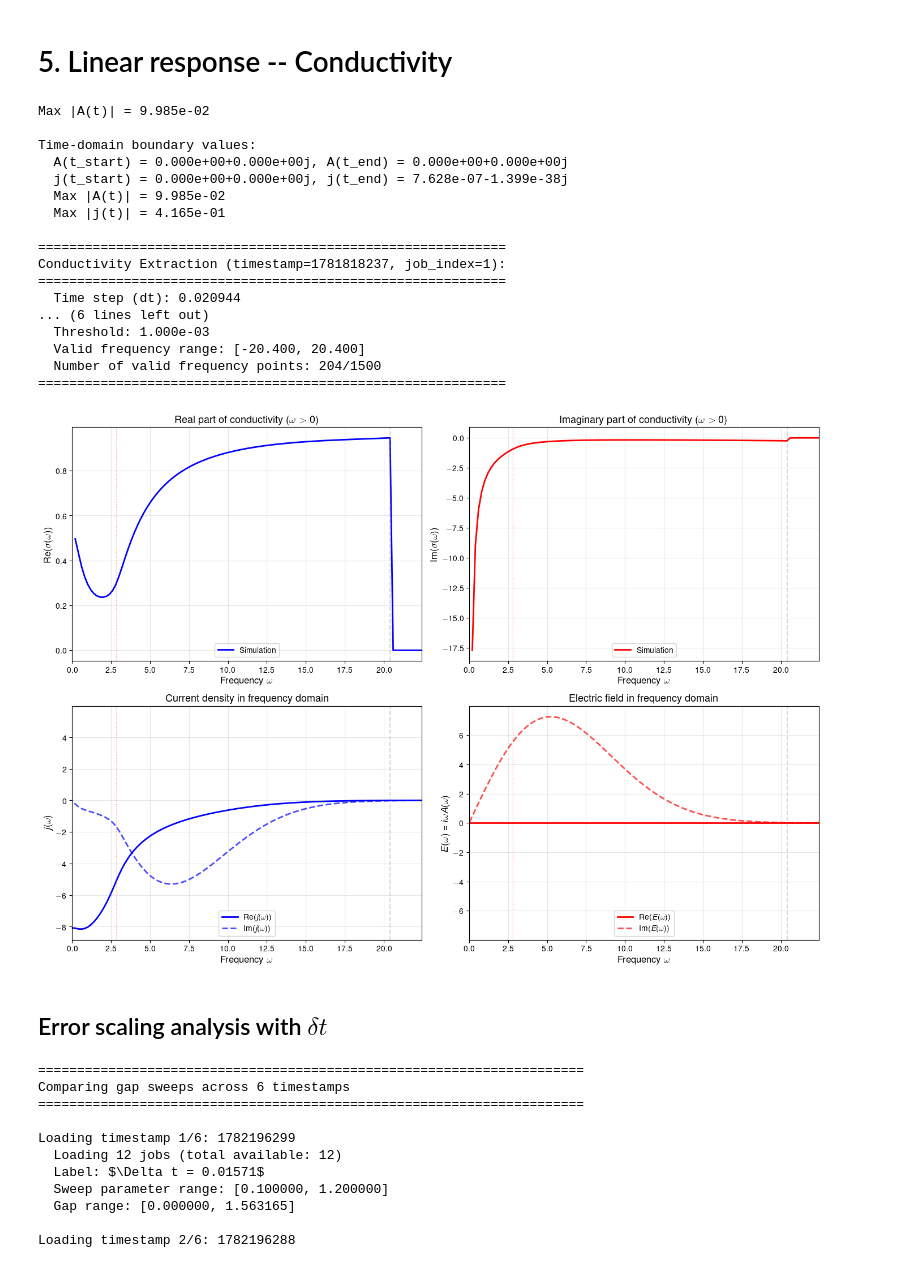
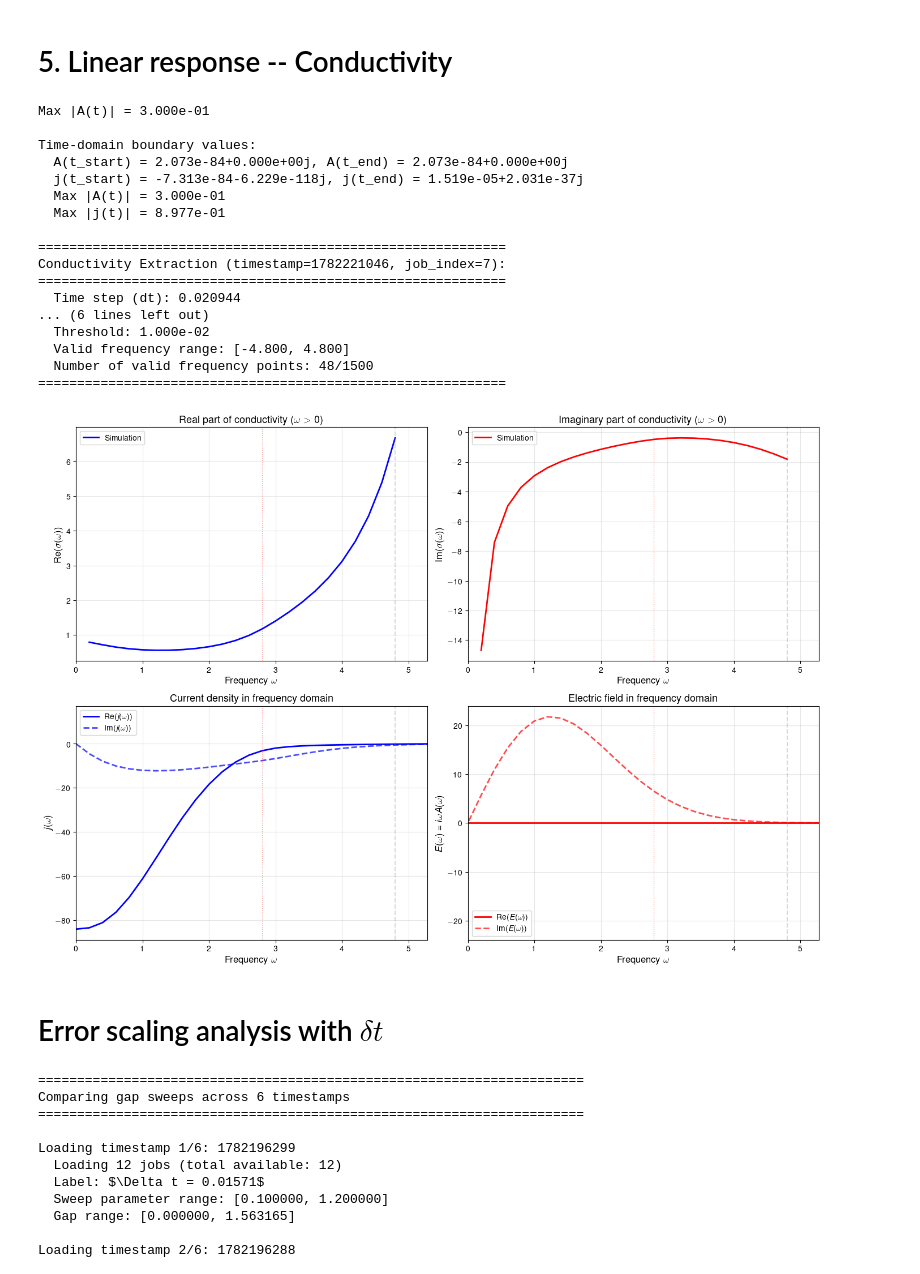
Before and after one commit to j-curtis/psBQP, a Jupyter notebook: Analyze_solutions.ipynb, the cells around one changed output. Cells and saved outputs as stored; diff of their text form; code cells hidden in the pictures.

Commit message:
Updating the code, still some delta_t order error present.

```diff
--- a/Analyze_solutions.ipynb
+++ b/Analyze_solutions.ipynb
@@ -594,37 +609,37 @@ Energy-Time Plot (timestamp=1781888168, job_index=0):
 # %% [markdown]
 # 5. Linear response -- Conductivity
 # %%
-timestamp = '1781818237'  # Your timestamp
-job_index = 1  # Your job index
+timestamp = '1782221046'  # Your timestamp
+job_index = 7  # Your job index
 
 result = da.extract_conductivity(
     timestamp=timestamp,
     job_index=job_index,
-    threshold=1e-3,  # Filter out noise where |A(ω)| is small
+    threshold=1e-2,  # Filter out noise where |A(ω)| is small
     save_plot=False,  # Save the plot
     save_dir=None
 )
 # %% [output]
-Max |A(t)| = 9.985e-02
+Max |A(t)| = 3.000e-01
 
 Time-domain boundary values:
-  A(t_start) = 0.000e+00+0.000e+00j, A(t_end) = 0.000e+00+0.000e+00j
-  j(t_start) = 0.000e+00+0.000e+00j, j(t_end) = 7.628e-07-1.399e-38j
-  Max |A(t)| = 9.985e-02
-  Max |j(t)| = 4.165e-01
+  A(t_start) = 2.073e-84+0.000e+00j, A(t_end) = 2.073e-84+0.000e+00j
+  j(t_start) = -7.313e-84-6.229e-118j, j(t_end) = 1.519e-05+2.031e-37j
+  Max |A(t)| = 3.000e-01
+  Max |j(t)| = 8.977e-01
 
 ============================================================
-Conductivity Extraction (timestamp=1781818237, job_index=1):
+Conductivity Extraction (timestamp=1782221046, job_index=7):
 ============================================================
   Time step (dt): 0.020944
 ... (6 lines left out)
-  Threshold: 1.000e-03
-  Valid frequency range: [-20.400, 20.400]
-  Number of valid frequency points: 204/1500
+  Threshold: 1.000e-02
+  Valid frequency range: [-4.800, 4.800]
+  Number of valid frequency points: 48/1500
 ============================================================
-[figure, old version]
+[figure, new version]
 # %% [markdown]
-## Error scaling analysis with $\delta t$
+# Error scaling analysis with $\delta t$
 # %%
 da.compare_gap_across_timestamps(
       timestamps=['1782196299', '1782196288', '1782196259', '1782196253', '1782196249', '1782196242'],
```
Also changed, not shown: parts of 22 cells of this notebook, 25 other files.
